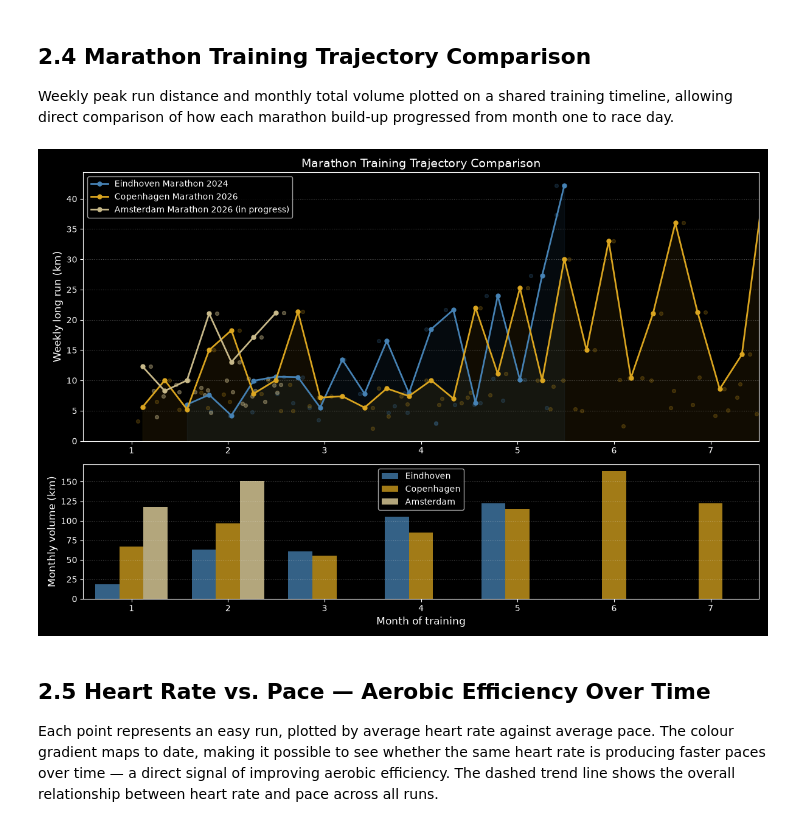
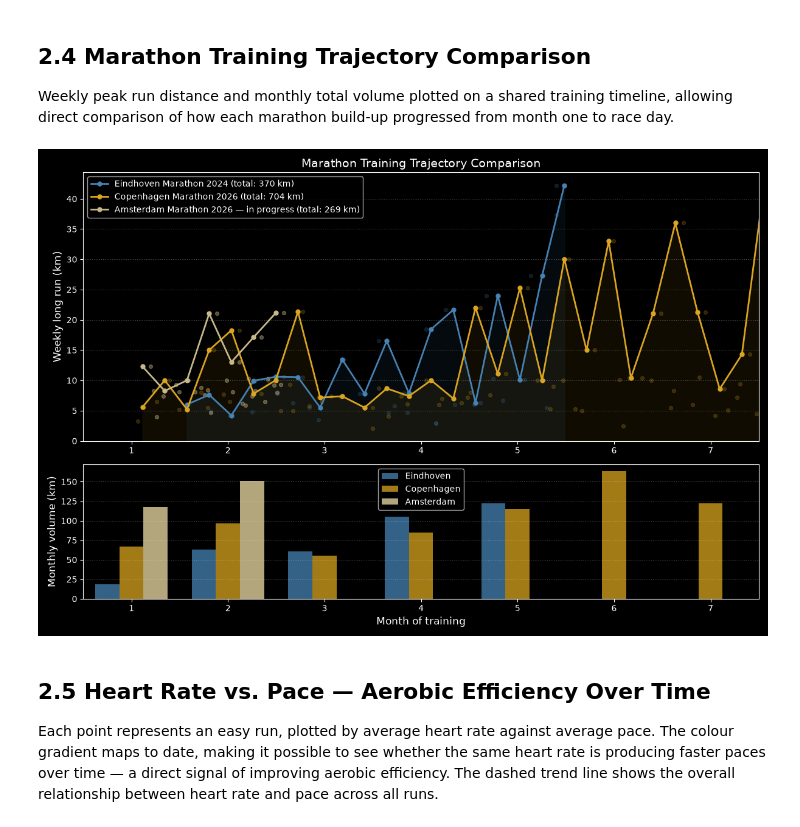
Before and after one commit to PersiFederico/SportAnalytics, a Jupyter notebook: Strava_Analytics.ipynb, the cells around one changed output. Saved outputs shown, nothing was run; the diff lists cells and outputs as text; code cells hidden in the pictures.

```diff
--- a/Strava_Analytics.ipynb
+++ b/Strava_Analytics.ipynb
@@ -276,12 +276,12 @@ for ax, data, title, color in [
     (ax1, marathon1, "Eindhoven Marathon - Training", "steelblue"),
     (ax2, marathon2, "Copenhagen Marathon - Training", "gold"),
 ]:
-    line, = ax.plot(data["start_date"], data["distance"], marker="o", linewidth=1.5, markersize=4, color=color)
-    ax.fill_between(data["start_date"], data["distance"], alpha=0.15, color=color)
+    line, = ax.plot(data["start_date"], data["distance"], linewidth=1, color=color)
+    ax.fill_between(data["start_date"], 0, data["distance"], alpha=0.25, color=color)
 
     rolling_avg = data["distance"].rolling(7, min_periods=1).mean()
-    ax.plot(data["start_date"], rolling_avg, "-", color="grey", linewidth=1.5, zorder=5,
-            label="7-day rolling avg")
+    ax.plot(data["start_date"], rolling_avg, ":", color="#DDDDDD", linewidth=1.5, zorder=5,
+            label=f"7-day rolling avg: {rolling_avg.iloc[0]:.1f} → {rolling_avg.iloc[-1]:.1f} km")
     legend = ax.legend(loc="upper left", fontsize=9)
     legend.get_frame().set_boxstyle("square,pad=0.4")
     legends.append(legend)
@@ -375,6 +375,10 @@ vol1  = monthly_volume(m1, start1)
 vol2  = monthly_volume(m2, start2)
 vol3  = monthly_volume(m3, start3)
 
+total1 = m1["distance"].sum()
+total2 = m2["distance"].sum()
+total3 = m3["distance"].sum()
+
 CREAM = "#C8B98A"
 
 fig, (ax_top, ax_bot) = plt.subplots(
@@ -396,38 +400,41 @@ ax_top.scatter(
     alpha=0.4, color=CREAM, s=18, zorder=2
 )
 
-ax_top.plot(wlr1["month"], wlr1["distance"], color="steelblue", linewidth=2, marker="o", markersize=5, label="Eindhoven Marathon 2024")
-ax_top.plot(wlr2["month"], wlr2["distance"], color="goldenrod",  linewidth=2, marker="o", markersize=5, label="Copenhagen Marathon 2026")
-ax_top.plot(wlr3["month"], wlr3["distance"], color=CREAM,        linewidth=2, marker="o", markersize=5, label="Amsterdam Marathon 2026 (in progress)")
+ax_top.plot(wlr1["month"], wlr1["distance"], color="steelblue", linewidth=2, marker="o", markersize=5,
+            label=f"Eindhoven Marathon 2024 (total: {total1:.0f} km)")
+ax_top.plot(wlr2["month"], wlr2["distance"], color="goldenrod",  linewidth=2, marker="o", markersize=5,
+            label=f"Copenhagen Marathon 2026 (total: {total2:.0f} km)")
+ax_top.plot(wlr3["month"], wlr3["distance"], color=CREAM,        linewidth=2, marker="o", markersize=5,
+            label=f"Amsterdam Marathon 2026 — in progress (total: {total3:.0f} km)")
 ax_top.fill_between(wlr1["month"], 0, wlr1["distance"], alpha=0.08, color="steelblue")
 ax_top.fill_between(wlr2["month"], 0, wlr2["distance"], alpha=0.08, color="goldenrod")
 
 ax_top.set_ylabel("Weekly long run (km)", fontsize=12)
 ax_top.set_title("Marathon Training Trajectory Comparison", fontsize=14)
 ax_top.legend(loc="upper left", fontsize=10)
 ax_top.set_xticks(range(1, 8))
 ax_top.set_xlim(0.5, 7.5)
 ax_top.set_ylim(bottom=0)
 ax_top.grid(axis="y", alpha=0.3, linestyle=":")
 
 # --- Bottom: monthly total volume bars ---
 bar_w = 0.25
 ax_bot.bar(vol1["month"] - bar_w, vol1["total_dist"], width=bar_w, color="steelblue", alpha=0.75, label="Eindhoven")
 ax_bot.bar(vol2["month"],          vol2["total_dist"], width=bar_w, color="goldenrod",  alpha=0.75, label="Copenhagen")
 ax_bot.bar(vol3["month"] + bar_w, vol3["total_dist"], width=bar_w, color=CREAM,        alpha=0.9,  label="Amsterdam")
 ax_bot.set_ylabel("Monthly volume (km)", fontsize=12)
 ax_bot.set_xlabel("Month of training", fontsize=12)
 ax_bot.set_xticks(range(1, 8))
 ax_bot.set_xlim(0.5, 7.5)
 ax_bot.set_ylim(bottom=0)
 ax_bot.legend(fontsize=10)
 ax_bot.grid(axis="y", alpha=0.3, linestyle=":")
 
 plt.tight_layout()
 fig.savefig(os.path.join(FIGURES_DIR, "2-4_marathon_training_trend_in_progress.png"), dpi=150)
 plt.show()
 # %% [output]
-[figure, old version]
+[figure, new version]
 # %% [markdown]
 ## 2.5 Heart Rate vs. Pace — Aerobic Efficiency Over Time
 Each point represents an easy run, plotted by average heart rate against average pace. The colour gradient maps to date, making it possible to see whether the same heart rate is producing faster paces over time — a direct signal of improving aerobic efficiency. The dashed trend line shows the overall relationship between heart rate and pace across all runs.
```
Also changed, not shown: parts of 2 cells of this notebook.
